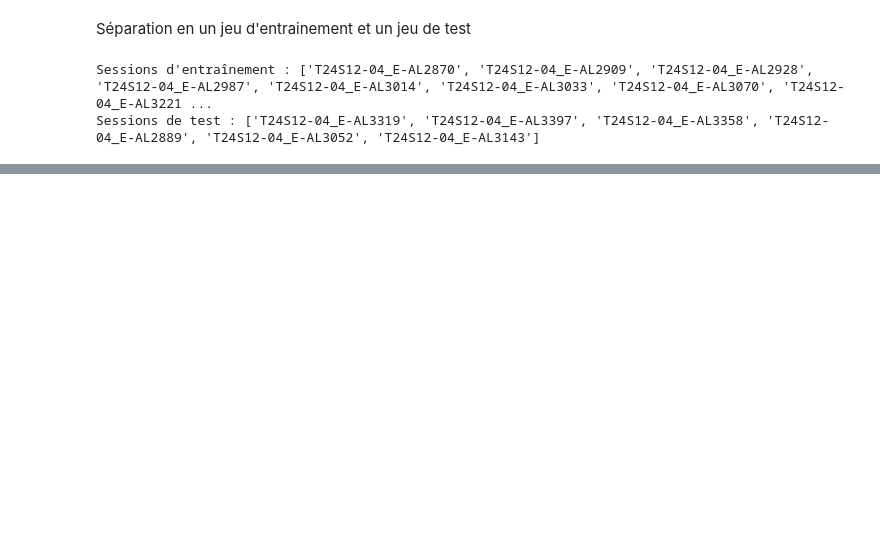
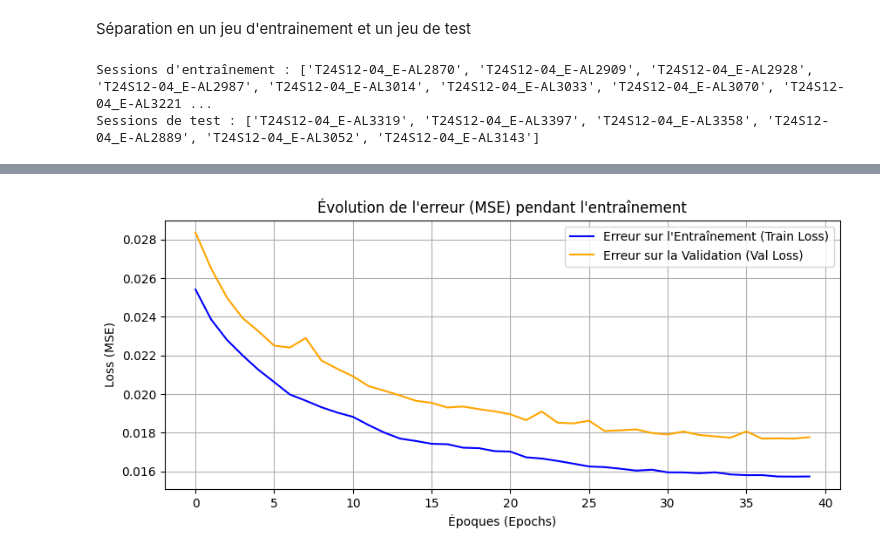
Before and after one commit to lukasfauli/Projet-recheche-INSA-anomaly-detection-librairy, a Jupyter notebook: studies_stats/work01-data_exploration/anl02p2-autoencoder_GRU_AE.ipynb, the cells around one changed output, grey strips where cells are left out. Drawn from its saved outputs; the diff is of its cells as text; code cells hidden in the pictures; blank space fills up the shorter version.

```diff
--- a/studies_stats/work01-data_exploration/anl02p2-autoencoder_GRU_AE.ipynb
+++ b/studies_stats/work01-data_exploration/anl02p2-autoencoder_GRU_AE.ipynb
@@ -280,0 +269,13 @@ Seuils calculés pour chaque capteur (Beta = 3) :
+# %%
+# VISUALISATION : Courbes d'apprentissage (Loss)
+plt.figure(figsize=(10, 4))
+plt.plot(history.history['loss'], label='Erreur sur l\'Entraînement (Train Loss)', color='blue')
+plt.plot(history.history['val_loss'], label='Erreur sur la Validation (Val Loss)', color='orange')
+plt.title('Évolution de l\'erreur (MSE) pendant l\'entraînement')
+plt.xlabel('Époques (Epochs)')
+plt.ylabel('Loss (MSE)')
+plt.legend()
+plt.grid(True)
+plt.show()
+# %% [output]
+[figure, added]
```
Also changed, not shown: parts of 14 cells of this notebook, 3 other files.
